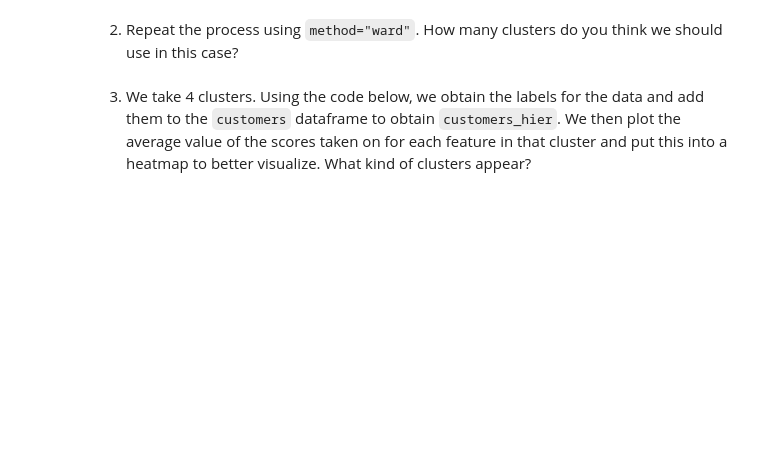
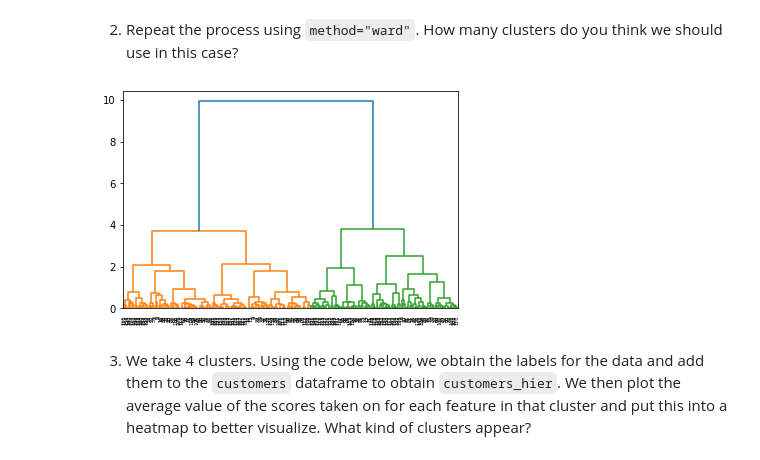
Before and after one commit to mattlim96/digi-tech-smm750, a Jupyter notebook: week09/DTVC_Week 9_Exercise notebook.ipynb, the cells around one changed output. Drawn from its saved outputs; the diff is of its cells as text; code cells hidden in the pictures; blank space fills up the shorter version.

```diff
--- a/week09/DTVC_Week 9_Exercise notebook.ipynb
+++ b/week09/DTVC_Week 9_Exercise notebook.ipynb
@@ -38,5 +72,11 @@ customers
 # %% [markdown]
 2. Repeat the process using `method="ward"`. How many clusters do you think we should use in this case?
+# %%
+Z = linkage(customers,method='ward')
+dendrogram(Z)
+plt.show()
+# %% [output]
+[figure, added]
 # %% [markdown]
 3. We take 4 clusters. Using the code below, we obtain the labels for the data and add them to the `customers` dataframe to obtain `customers_hier`. We then plot the average value of the scores taken on for each feature in that cluster and put this into a heatmap to better visualize. What kind of clusters appear?
 # %%
```
Also changed, not shown: parts of 10 cells of this notebook, 13 other files.
